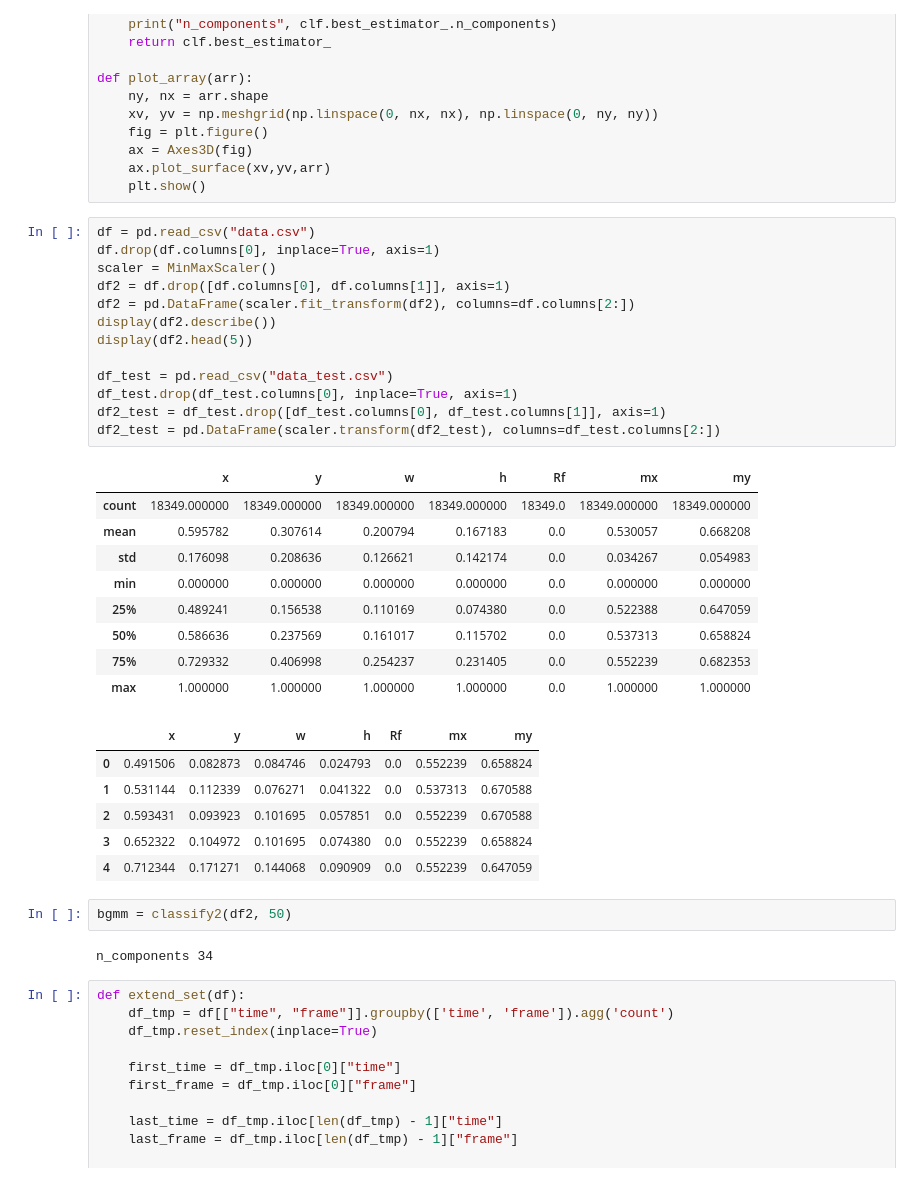
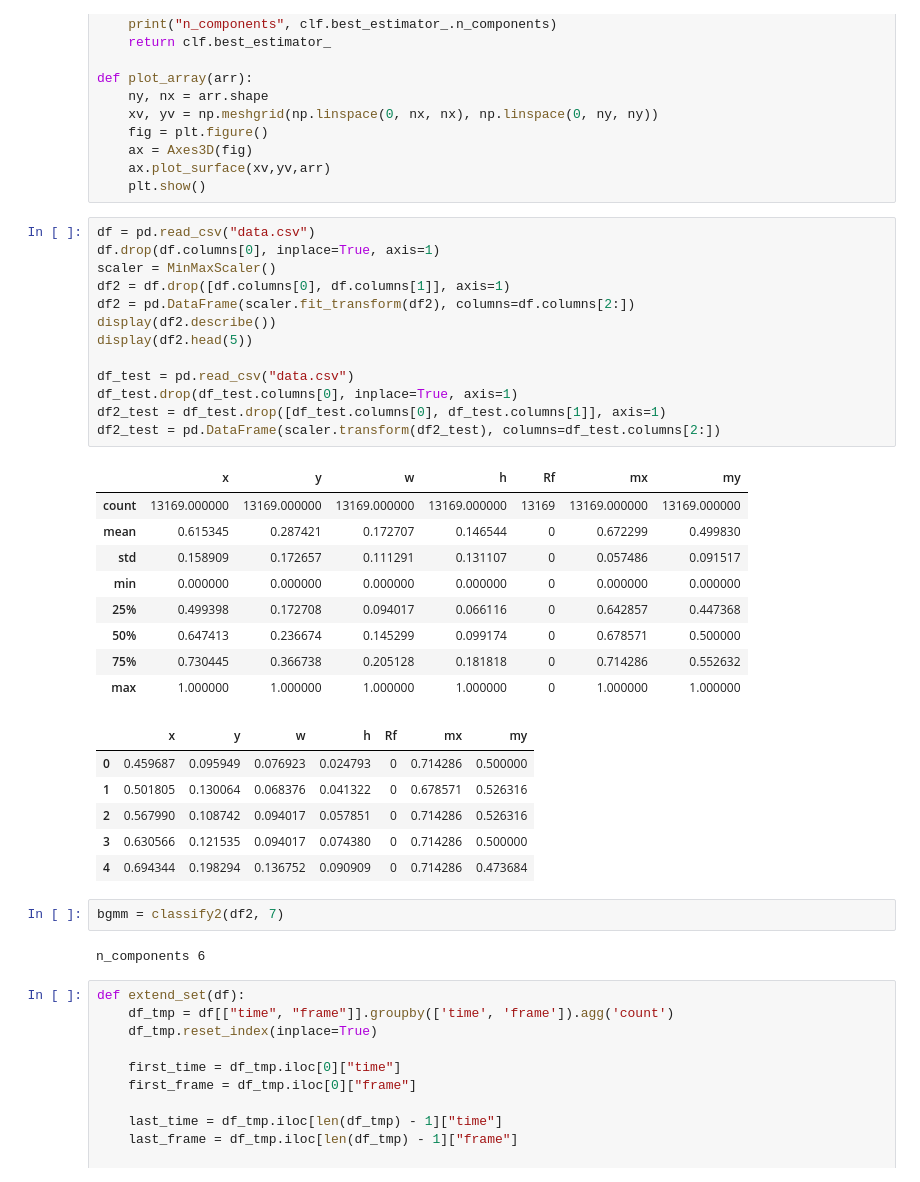
Before and after one commit to Sheph/anomaly, a Jupyter notebook: pch2_run.ipynb, the cells around one changed output. Saved outputs shown, nothing was run; the diff lists cells and outputs as text.

```diff
--- a/pch2_run.ipynb
+++ b/pch2_run.ipynb
@@ -75,36 +75,36 @@ def plot_array(arr):
 # %%
 df = pd.read_csv("data.csv")
 df.drop(df.columns[0], inplace=True, axis=1)
 scaler = MinMaxScaler()
 df2 = df.drop([df.columns[0], df.columns[1]], axis=1)
 df2 = pd.DataFrame(scaler.fit_transform(df2), columns=df.columns[2:])
 display(df2.describe())
 display(df2.head(5))
 
-df_test = pd.read_csv("data_test.csv")
+df_test = pd.read_csv("data.csv")
 df_test.drop(df_test.columns[0], inplace=True, axis=1)
 df2_test = df_test.drop([df_test.columns[0], df_test.columns[1]], axis=1)
 df2_test = pd.DataFrame(scaler.transform(df2_test), columns=df_test.columns[2:])
 # %% [output]
 |  | x | y | w | h | Rf | mx | my |
-| count | 18349.000000 | 18349.000000 | 18349.000000 | 18349.000000 | 18349.0 | 18349.000000 | 18349.000000 |
-| mean | 0.595782 | 0.307614 | 0.200794 | 0.167183 | 0.0 | 0.530057 | 0.668208 |
-| std | 0.176098 | 0.208636 | 0.126621 | 0.142174 | 0.0 | 0.034267 | 0.054983 |
-| min | 0.000000 | 0.000000 | 0.000000 | 0.000000 | 0.0 | 0.000000 | 0.000000 |
-| 25% | 0.489241 | 0.156538 | 0.110169 | 0.074380 | 0.0 | 0.522388 | 0.647059 |
-| 50% | 0.586636 | 0.237569 | 0.161017 | 0.115702 | 0.0 | 0.537313 | 0.658824 |
-| 75% | 0.729332 | 0.406998 | 0.254237 | 0.231405 | 0.0 | 0.552239 | 0.682353 |
-| max | 1.000000 | 1.000000 | 1.000000 | 1.000000 | 0.0 | 1.000000 | 1.000000 |
+| count | 13169.000000 | 13169.000000 | 13169.000000 | 13169.000000 | 13169 | 13169.000000 | 13169.000000 |
+| mean | 0.615345 | 0.287421 | 0.172707 | 0.146544 | 0 | 0.672299 | 0.499830 |
+| std | 0.158909 | 0.172657 | 0.111291 | 0.131107 | 0 | 0.057486 | 0.091517 |
+| min | 0.000000 | 0.000000 | 0.000000 | 0.000000 | 0 | 0.000000 | 0.000000 |
+| 25% | 0.499398 | 0.172708 | 0.094017 | 0.066116 | 0 | 0.642857 | 0.447368 |
+| 50% | 0.647413 | 0.236674 | 0.145299 | 0.099174 | 0 | 0.678571 | 0.500000 |
+| 75% | 0.730445 | 0.366738 | 0.205128 | 0.181818 | 0 | 0.714286 | 0.552632 |
+| max | 1.000000 | 1.000000 | 1.000000 | 1.000000 | 0 | 1.000000 | 1.000000 |
 |  | x | y | w | h | Rf | mx | my |
-| 0 | 0.491506 | 0.082873 | 0.084746 | 0.024793 | 0.0 | 0.552239 | 0.658824 |
-| 1 | 0.531144 | 0.112339 | 0.076271 | 0.041322 | 0.0 | 0.537313 | 0.670588 |
-| 2 | 0.593431 | 0.093923 | 0.101695 | 0.057851 | 0.0 | 0.552239 | 0.670588 |
-| 3 | 0.652322 | 0.104972 | 0.101695 | 0.074380 | 0.0 | 0.552239 | 0.658824 |
-| 4 | 0.712344 | 0.171271 | 0.144068 | 0.090909 | 0.0 | 0.552239 | 0.647059 |
+| 0 | 0.459687 | 0.095949 | 0.076923 | 0.024793 | 0 | 0.714286 | 0.500000 |
+| 1 | 0.501805 | 0.130064 | 0.068376 | 0.041322 | 0 | 0.678571 | 0.526316 |
+| 2 | 0.567990 | 0.108742 | 0.094017 | 0.057851 | 0 | 0.714286 | 0.526316 |
+| 3 | 0.630566 | 0.121535 | 0.094017 | 0.074380 | 0 | 0.714286 | 0.500000 |
+| 4 | 0.694344 | 0.198294 | 0.136752 | 0.090909 | 0 | 0.714286 | 0.473684 |
 # %%
-bgmm = classify2(df2, 50)
+bgmm = classify2(df2, 7)
 # %% [output]
-n_components 34
+n_components 6
 # %%
 def extend_set(df):
     df_tmp = df[["time", "frame"]].groupby(['time', 'frame']).agg('count')
```
Also changed, not shown: parts of 9 cells of this notebook, 2 other files.
